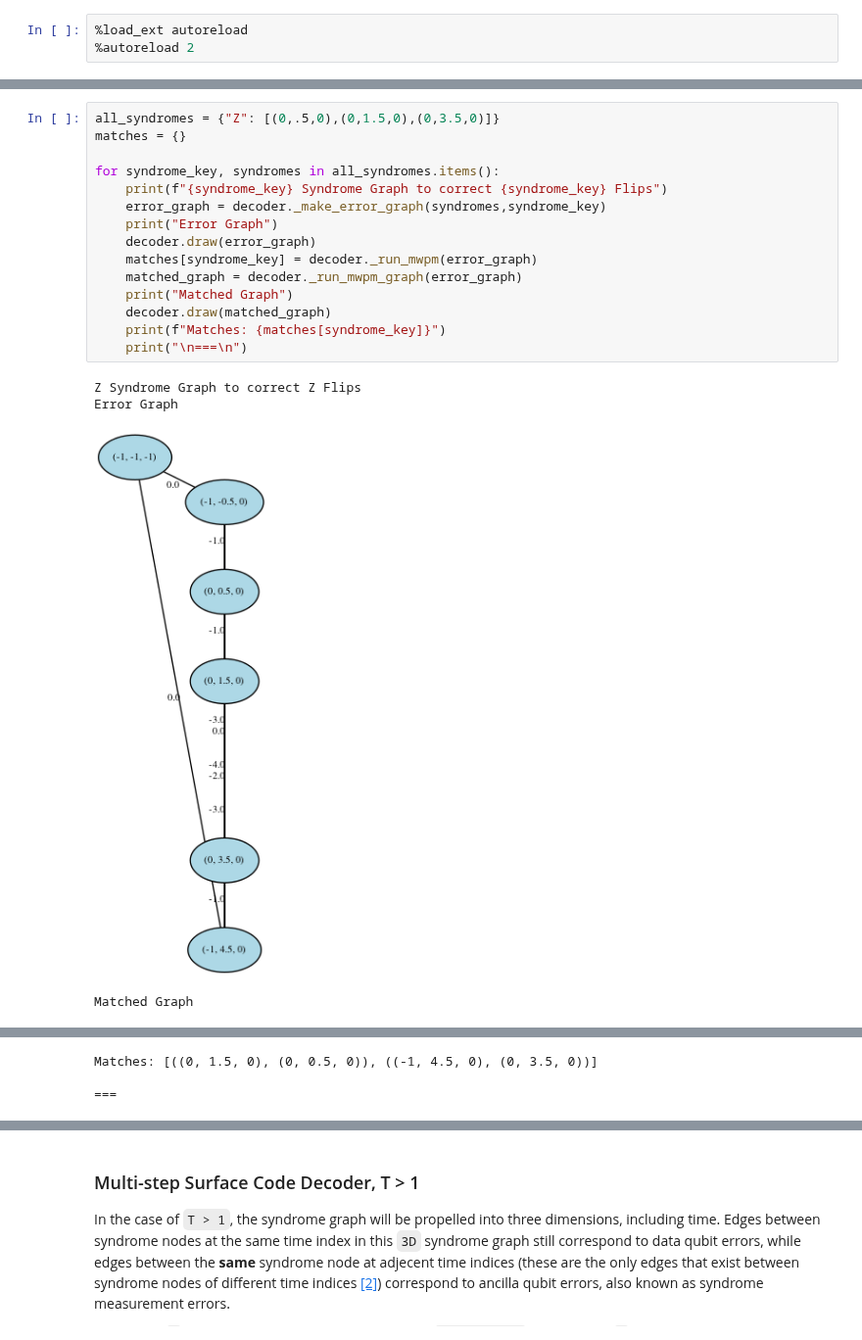
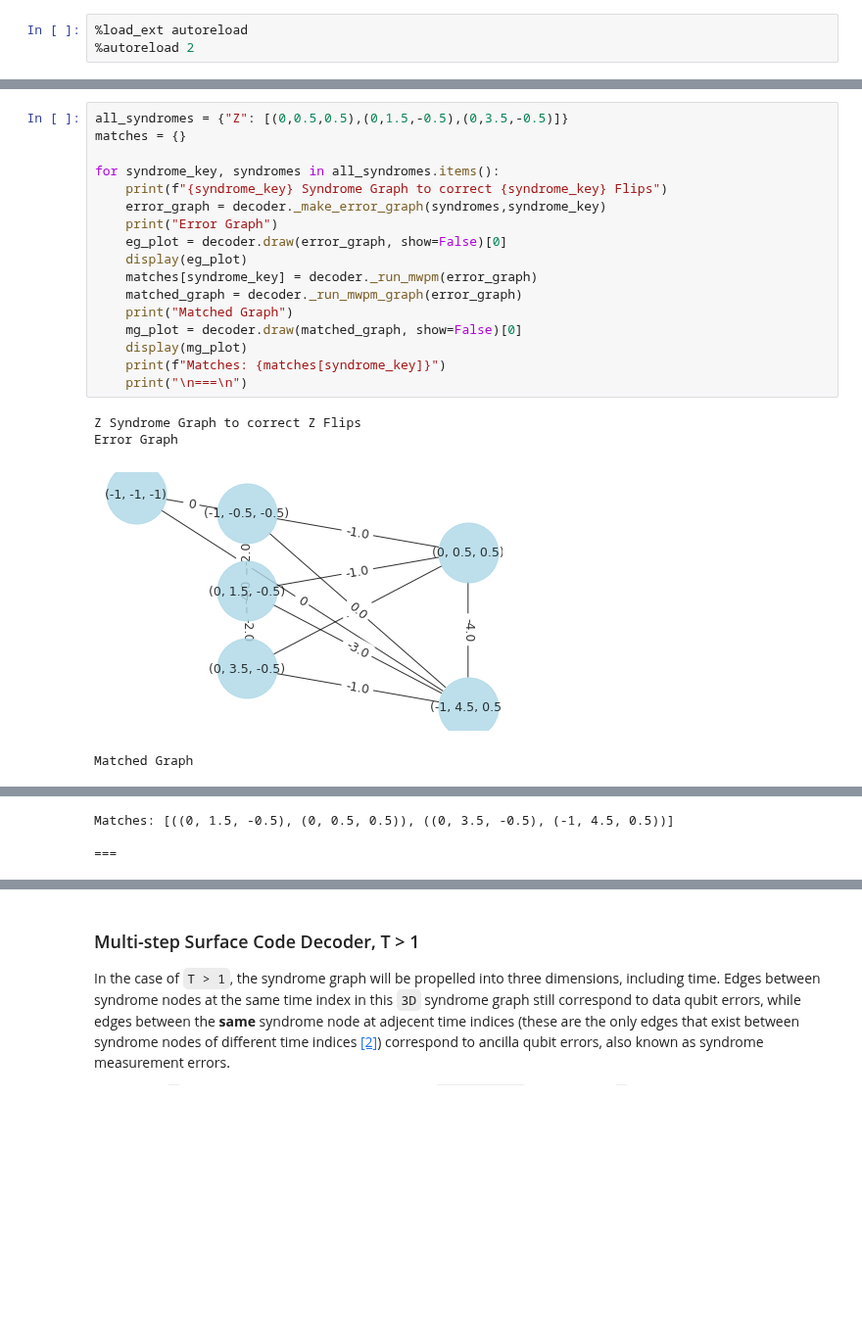
Before and after one commit to yaleqc/qtcodes, a Jupyter notebook: tutorials/rep/2-fitters.ipynb, the cells around one changed output, grey strips where cells are left out. Shown at 98% size. Drawn from its saved outputs; the diff is of its cells as text; blank space fills up the shorter version.

Commit message:
Convert RepetitionQubit/RepetitionDecoder to XXZZQubit/RotatedDecoder

```diff
--- a/tutorials/rep/2-fitters.ipynb
+++ b/tutorials/rep/2-fitters.ipynb
@@ -15,20 +16,22 @@ decoder.draw(G)
 # %%
-all_syndromes = {"Z": [(0,.5,0),(0,1.5,0),(0,3.5,0)]}
+all_syndromes = {"Z": [(0,0.5,0.5),(0,1.5,-0.5),(0,3.5,-0.5)]}
 matches = {}
 
 for syndrome_key, syndromes in all_syndromes.items():
     print(f"{syndrome_key} Syndrome Graph to correct {syndrome_key} Flips")
     error_graph = decoder._make_error_graph(syndromes,syndrome_key)
     print("Error Graph")
-    decoder.draw(error_graph)
+    eg_plot = decoder.draw(error_graph, show=False)[0]
+    display(eg_plot)
     matches[syndrome_key] = decoder._run_mwpm(error_graph)
     matched_graph = decoder._run_mwpm_graph(error_graph)
     print("Matched Graph")
-    decoder.draw(matched_graph)
+    mg_plot = decoder.draw(matched_graph, show=False)[0]
+    display(mg_plot)
     print(f"Matches: {matches[syndrome_key]}")
     print("\n===\n")
 # %% [output]
 Z Syndrome Graph to correct Z Flips
 Error Graph
-[figure, old version]
+[figure, new version]
 Matched Graph
@@ -36,4 +39,4 @@ Matched Graph
-Matches: [((0, 1.5, 0), (0, 0.5, 0)), ((-1, 4.5, 0), (0, 3.5, 0))]
+Matches: [((0, 1.5, -0.5), (0, 0.5, 0.5)), ((0, 3.5, -0.5), (-1, 4.5, 0.5))]
 
 ===
 # %% [markdown]
```
Also changed, not shown: parts of 6 cells of this notebook, 5 other files.
